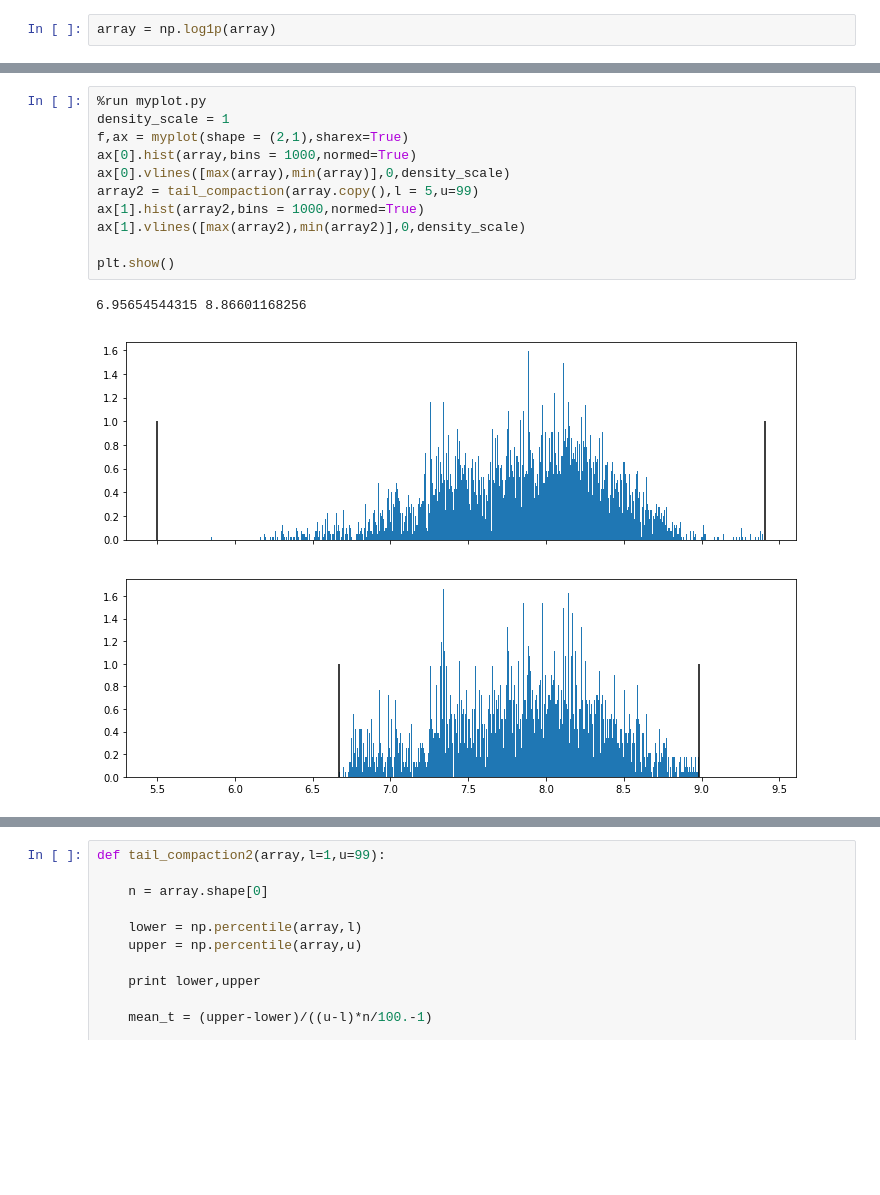
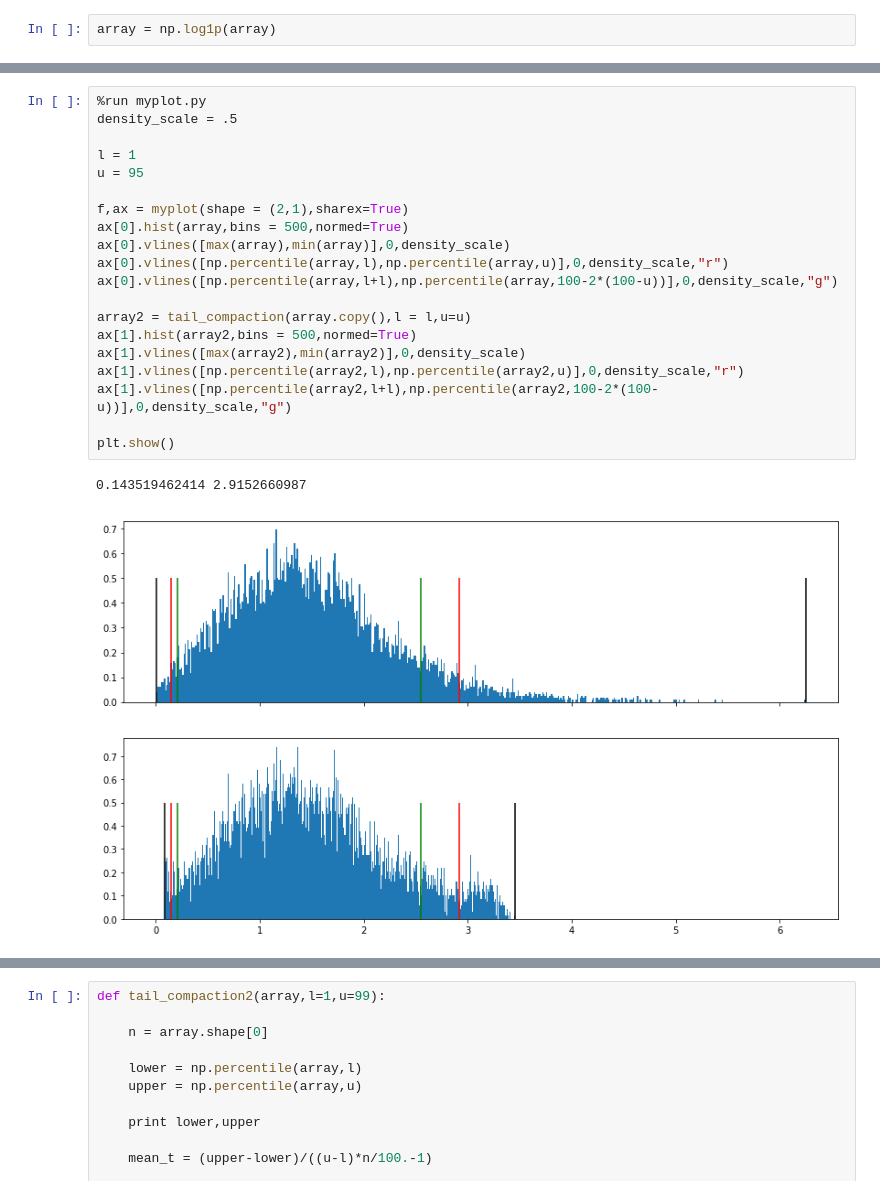
Before and after one commit to tiavlovskiegor24/CRG, a Jupyter notebook: HIV expression.ipynb, the cells around one changed output, grey strips where cells are left out. Saved outputs shown, nothing was run; the diff lists cells and outputs as text; blank space fills up the shorter version.

```diff
--- a/HIV expression.ipynb
+++ b/HIV expression.ipynb
@@ -95,14 +149,23 @@ array = np.log1p(array)
 # %%
 %run myplot.py
-density_scale = 1
+density_scale = .5
+
+l = 1
+u = 95
+
 f,ax = myplot(shape = (2,1),sharex=True)
-ax[0].hist(array,bins = 1000,normed=True)
+ax[0].hist(array,bins = 500,normed=True)
 ax[0].vlines([max(array),min(array)],0,density_scale)
-array2 = tail_compaction(array.copy(),l = 5,u=99)
-ax[1].hist(array2,bins = 1000,normed=True)
+ax[0].vlines([np.percentile(array,l),np.percentile(array,u)],0,density_scale,"r")
+ax[0].vlines([np.percentile(array,l+l),np.percentile(array,100-2*(100-u))],0,density_scale,"g")
+
+array2 = tail_compaction(array.copy(),l = l,u=u)
+ax[1].hist(array2,bins = 500,normed=True)
 ax[1].vlines([max(array2),min(array2)],0,density_scale)
+ax[1].vlines([np.percentile(array2,l),np.percentile(array2,u)],0,density_scale,"r")
+ax[1].vlines([np.percentile(array2,l+l),np.percentile(array2,100-2*(100-u))],0,density_scale,"g")
 
 plt.show()
 # %% [output]
-6.95654544315 8.86601168256
+0.143519462414 2.9152660987
-[figure, old version]
+[figure, new version]
```
Also changed, not shown: parts of 19 cells of this notebook, 5 other files.
